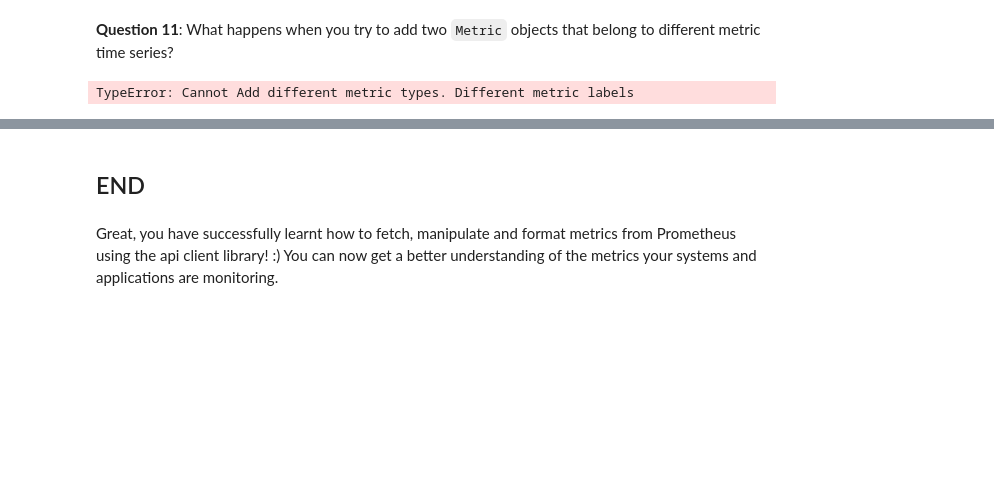
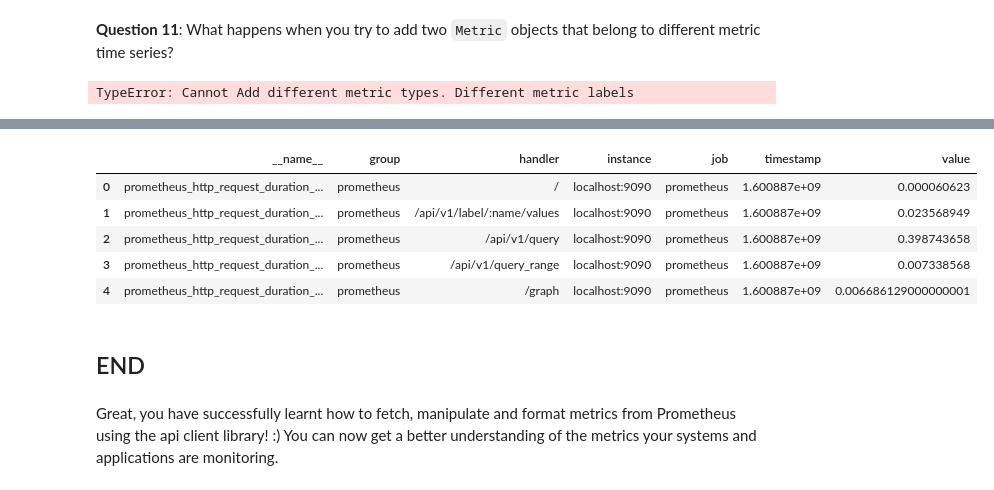
Before and after one commit to hemajv/prometheus-anomaly-detection-workshop, a Jupyter notebook: source/prometheus-api-client/(Solutions) Introduction_Prometheus_API_Client.ipynb, the cells around one changed output, grey strips where cells are left out. Drawn from its saved outputs; the diff is of its cells as text; code cells hidden in the pictures; blank space fills up the shorter version.

```diff
--- a/source/prometheus-api-client/(Solutions) Introduction_Prometheus_API_Client.ipynb
+++ b/source/prometheus-api-client/(Solutions) Introduction_Prometheus_API_Client.ipynb
@@ -540,3 +581,15 @@ TypeError: Cannot Add different metric types. Different metric labels
+# %%
+from prometheus_api_client import MetricSnapshotDataFrame
+metric_data = pc.get_current_metric_value(metric_name="prometheus_http_request_duration_seconds_sum", label_config={"job":"prometheus"})
+metric_df = MetricSnapshotDataFrame(metric_data)
+metric_df.head()
+# %% [output]
+|  | __name__ | group | handler | instance | job | timestamp | value |
+| 0 | prometheus_http_request_duration_... | prometheus | / | localhost:9090 | prometheus | 1.600887e+09 | 0.000060623 |
+| 1 | prometheus_http_request_duration_... | prometheus | /api/v1/label/:name/values | localhost:9090 | prometheus | 1.600887e+09 | 0.023568949 |
+| 2 | prometheus_http_request_duration_... | prometheus | /api/v1/query | localhost:9090 | prometheus | 1.600887e+09 | 0.398743658 |
+| 3 | prometheus_http_request_duration_... | prometheus | /api/v1/query_range | localhost:9090 | prometheus | 1.600887e+09 | 0.007338568 |
+| 4 | prometheus_http_request_duration_... | prometheus | /graph | localhost:9090 | prometheus | 1.600887e+09 | 0.006686129000000001 |
 # %% [markdown]
 ## END
 # %% [markdown]
```
Also changed, not shown: parts of 28 cells of this notebook, 2 other files.
